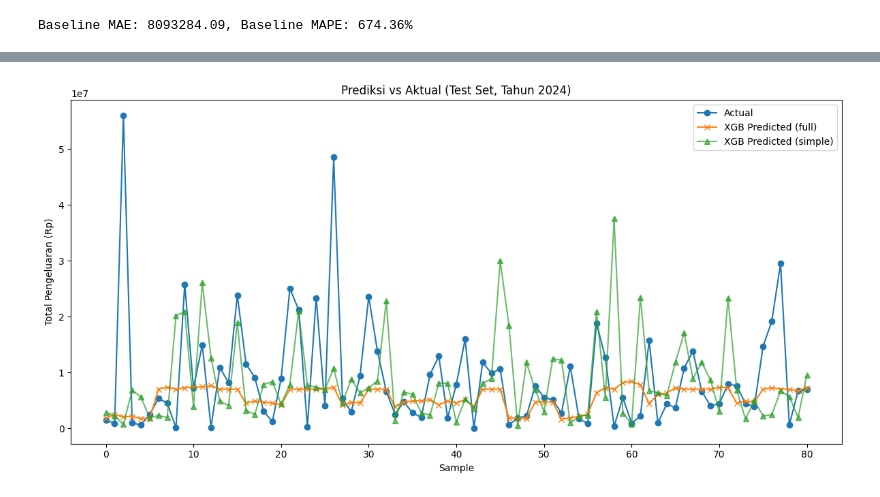
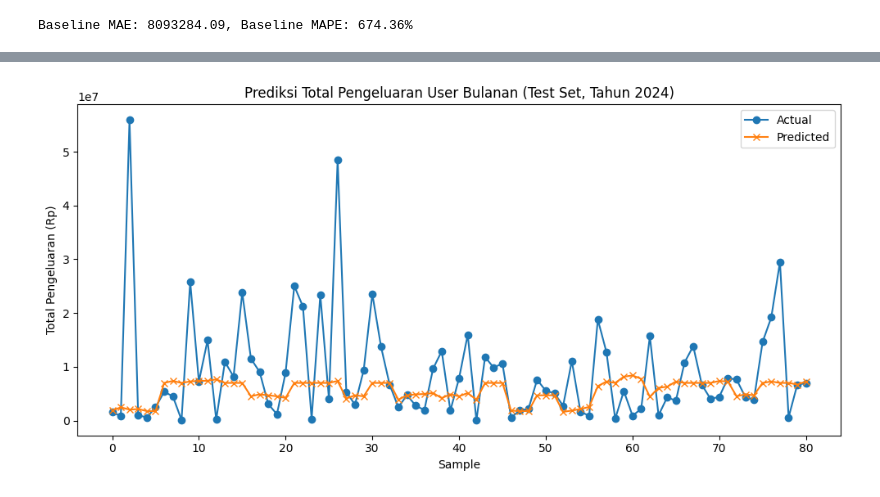
Before and after one commit to adenurchalisa/Capstone-Model, a Jupyter notebook: model_prediksi_1.ipynb, the cells around one changed output, grey strips where cells are left out. Saved outputs shown, nothing was run; the diff lists cells and outputs as text; code cells hidden in the pictures.

```diff
--- a/model_prediksi_1.ipynb
+++ b/model_prediksi_1.ipynb
@@ -242,14 +181,13 @@ is_akhir_tahun: 0.0000
 # %%
-# 18. Visualisasi Prediksi vs Aktual
-plt.figure(figsize=(12,6))
+# 16. Visualisasi Prediksi vs Aktual
+plt.figure(figsize=(10,5))
 plt.plot(y_test.values, label='Actual', marker='o')
-plt.plot(y_pred, label='XGB Predicted (full)', marker='x')
-plt.plot(y_pred_simple, label='XGB Predicted (simple)', marker='^', alpha=0.7)
+plt.plot(y_pred, label='Predicted', marker='x')
 plt.legend()
-plt.title('Prediksi vs Aktual (Test Set, Tahun 2024)')
+plt.title('Prediksi Total Pengeluaran User Bulanan (Test Set, Tahun 2024)')
 plt.xlabel('Sample')
 plt.ylabel('Total Pengeluaran (Rp)')
 plt.tight_layout()
 plt.show()
 # %% [output]
-[figure, old version]
+[figure, new version]
```
Also changed, not shown: parts of 15 cells of this notebook.
